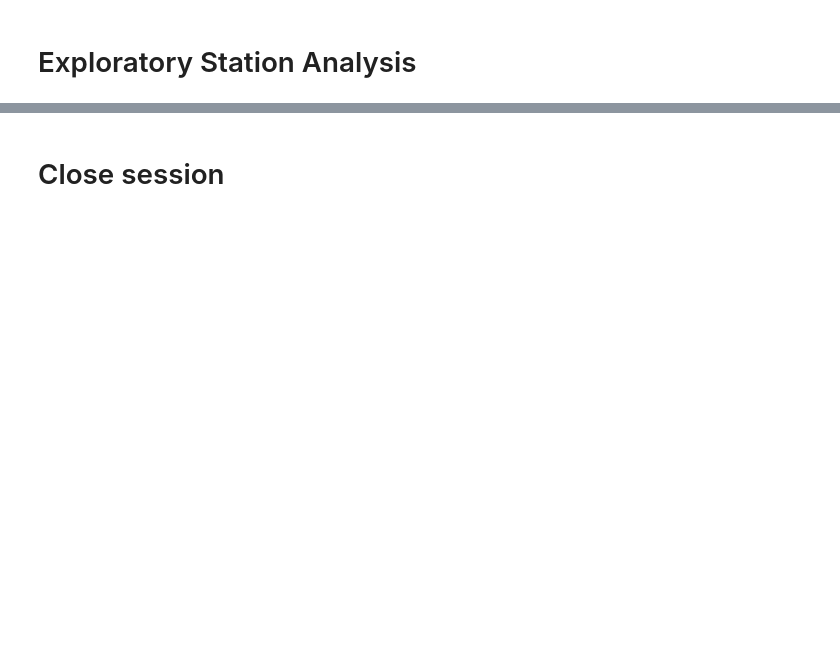
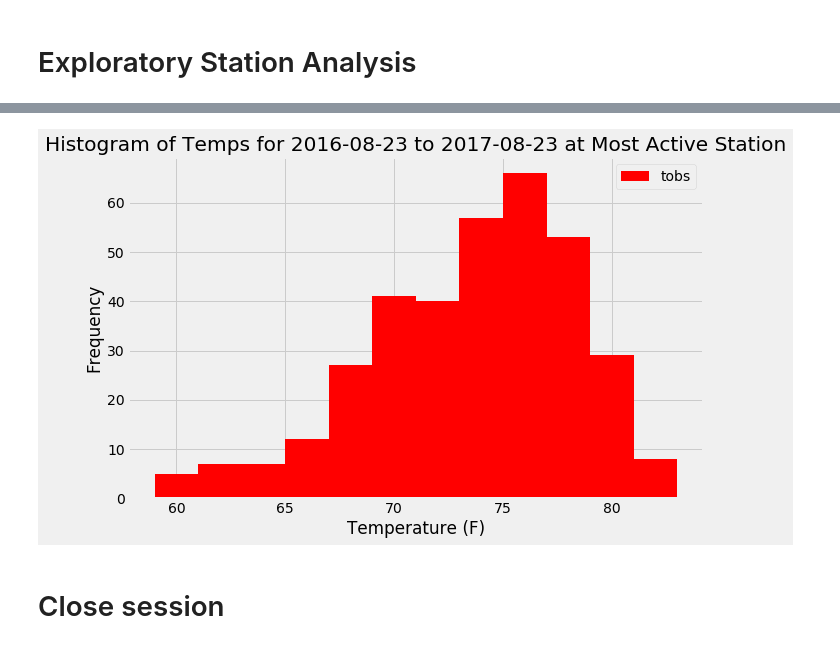
Before and after one commit to alross91/sqlalchemy-challenge, a Jupyter notebook: climate_analysis_ALR.ipynb, the cells around one changed output, grey strips where cells are left out. Cells and saved outputs as stored; diff of their text form; code cells hidden in the pictures; blank space fills up the shorter version.

```diff
--- a/climate_analysis_ALR.ipynb
+++ b/climate_analysis_ALR.ipynb
@@ -68,3 +106,8 @@ session = Session(engine)
 # %%
 # Design a query to find the most active stations (i.e. what stations have the most rows?)
 # List the stations and the counts in descending order.
+mostactive = session.query(measurement.station, func.count(measurement.station)).\
+                  order_by(func.count(measurement.station).desc()).\
+                  group_by(measurement.station).\
+                  all()
+mostactive
@@ -73,3 +152,9 @@ session = Session(engine)
 # %%
 # Using the most active station id
 # Query the last 12 months of temperature observation data for this station and plot the results as a histogram
+mostactive_temp = session.query(measurement.tobs).\
+    filter(measurement.date<='2017-08-23').filter(measurement.date>='2016-08-23').\
+    filter(measurement.station == mostactive[0][0]).all()
+# %%
+mostactive_temp_df = pd.DataFrame(mostactive_temp)
+mostactive_temp_df.head()
@@ -76,3 +168,15 @@ session = Session(engine)
+# %%
+mostactive_temp_df.plot(kind="hist", color="red", bins=12, figsize=(10, 6))
+plt.title(
+    f"Histogram of Temps for 2016-08-23 to 2017-08-23 at Most Active Station"
+)
+plt.xlabel("Temperature (F)")
+plt.ylabel("Frequency")
+plt.tight_layout()
+
+plt.show()
+# %% [output]
+[figure, added]
 # %% [markdown]
 # Close session
 # %%
```
Also changed, not shown: parts of 13 cells of this notebook, 1 other file.
